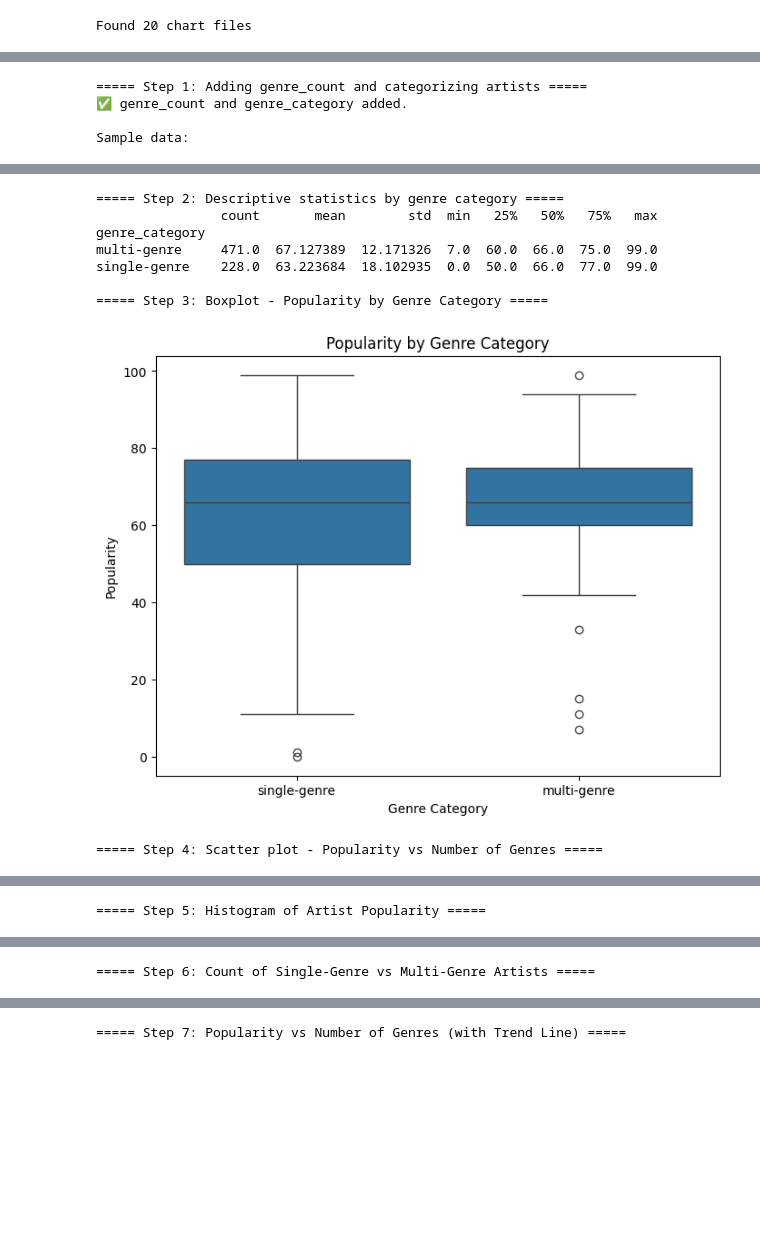
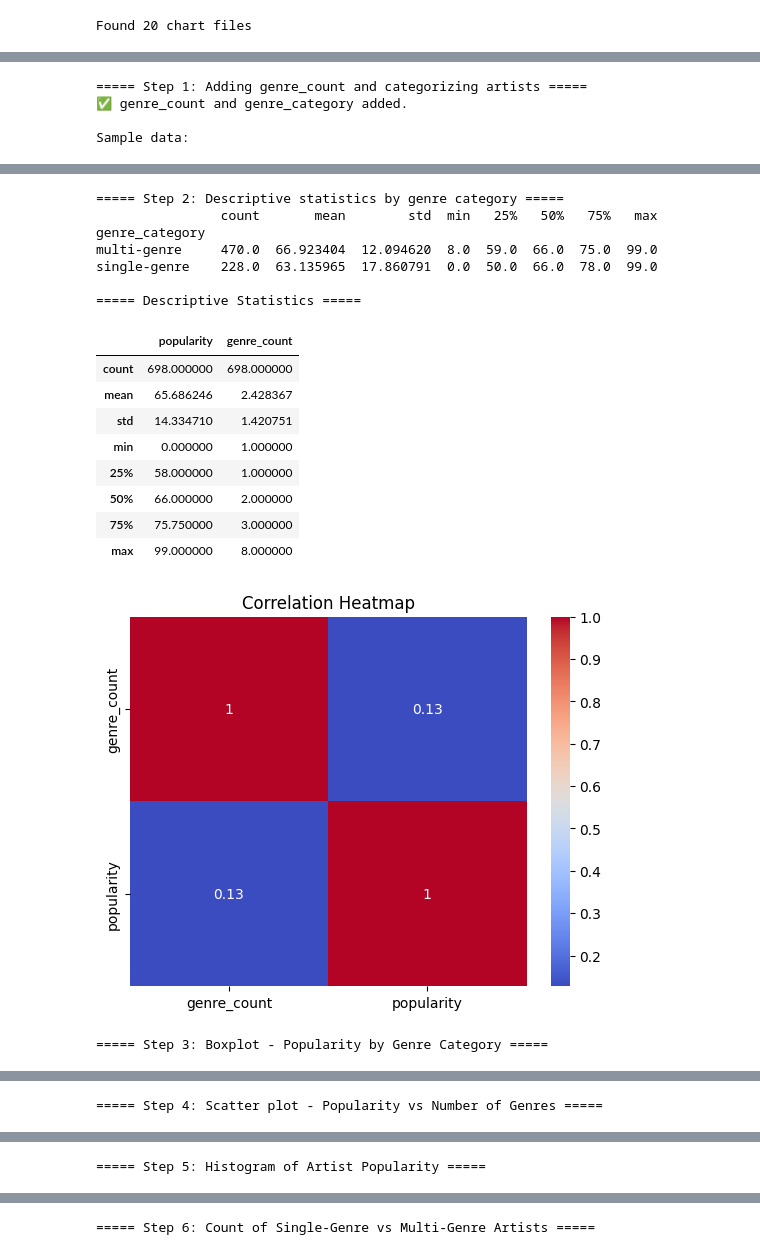
Before and after one commit to aljoharas/datascience, a Jupyter notebook: spotifyproject.ipynb, the cells around one changed output, grey strips where cells are left out. Drawn from its saved outputs; the diff is of its cells as text; code cells hidden in the pictures; blank space fills up the shorter version.

```diff
--- a/spotifyproject.ipynb
+++ b/spotifyproject.ipynb
@@ -137,6 +153,22 @@ for artist_name in all_artists:
 
 #creating the dataframe
 df_artists = pd.DataFrame(artist_data)
+# =========================
+# Data Cleaning & Preprocessing
+# =========================
+
+# Check for missing values
+print("Missing values per column:\n", df_artists.isnull().sum())
+
+# Drop duplicates based on artist ID
+df_artists.drop_duplicates(subset='id', inplace=True)
+
+# Convert genres list to comma-separated string for readability
+df_artists['genres_str'] = df_artists['genres'].apply(lambda x: ', '.join(x))
+
+# Confirm datatypes
+print("\nData types after cleaning:\n", df_artists.dtypes)
+
 
 print(f"✅ Final dataset: {len(df_artists)} artists with non-empty genres")
 display(df_artists)
@@ -174,6 +232,24 @@ display(df_artists.head())
 print("===== Step 2: Descriptive statistics by genre category =====")
 stats = df_artists.groupby('genre_category')['popularity'].describe()
 print(stats, "\n")
+
+# =========================
+# Step 1.1: Summary Statistics
+# =========================
+print("===== Descriptive Statistics =====")
+display(df_artists.describe())
+
+# =========================
+# Step 1.2: Correlation Analysis
+# =========================
+import seaborn as sns
+import matplotlib.pyplot as plt
+
+corr = df_artists[['genre_count', 'popularity']].corr()
+sns.heatmap(corr, annot=True, cmap='coolwarm')
+plt.title('Correlation Heatmap')
+plt.show()
+
 
 # =========================
 # Step 3: Boxplot - Popularity by genre category
@@ -248,9 +324,18 @@ Sample data:
 ===== Step 2: Descriptive statistics by genre category =====
                 count       mean        std  min   25%   50%   75%   max
 genre_category
-multi-genre     471.0  67.127389  12.171326  7.0  60.0  66.0  75.0  99.0
-single-genre    228.0  63.223684  18.102935  0.0  50.0  66.0  77.0  99.0
+multi-genre     470.0  66.923404  12.094620  8.0  59.0  66.0  75.0  99.0
+single-genre    228.0  63.135965  17.860791  0.0  50.0  66.0  78.0  99.0
 
-===== Step 3: Boxplot - Popularity by Genre Category =====
+===== Descriptive Statistics =====
+|  | popularity | genre_count |
+| count | 698.000000 | 698.000000 |
+| mean | 65.686246 | 2.428367 |
+| std | 14.334710 | 1.420751 |
+| min | 0.000000 | 1.000000 |
+| 25% | 58.000000 | 1.000000 |
+| 50% | 66.000000 | 2.000000 |
+| 75% | 75.750000 | 3.000000 |
+| max | 99.000000 | 8.000000 |
-[figure, old version]
+[figure, new version]
-===== Step 4: Scatter plot - Popularity vs Number of Genres =====
+===== Step 3: Boxplot - Popularity by Genre Category =====
@@ -258 +343 @@ single-genre    228.0  63.223684  18.102935  0.0  50.0  66.0  77.0  99.0
-===== Step 5: Histogram of Artist Popularity =====
+===== Step 4: Scatter plot - Popularity vs Number of Genres =====
@@ -260 +345 @@ single-genre    228.0  63.223684  18.102935  0.0  50.0  66.0  77.0  99.0
-===== Step 6: Count of Single-Genre vs Multi-Genre Artists =====
+===== Step 5: Histogram of Artist Popularity =====
@@ -262 +347 @@ single-genre    228.0  63.223684  18.102935  0.0  50.0  66.0  77.0  99.0
-===== Step 7: Popularity vs Number of Genres (with Trend Line) =====
+===== Step 6: Count of Single-Genre vs Multi-Genre Artists =====
```
Also changed, not shown: parts of 9 cells of this notebook.
